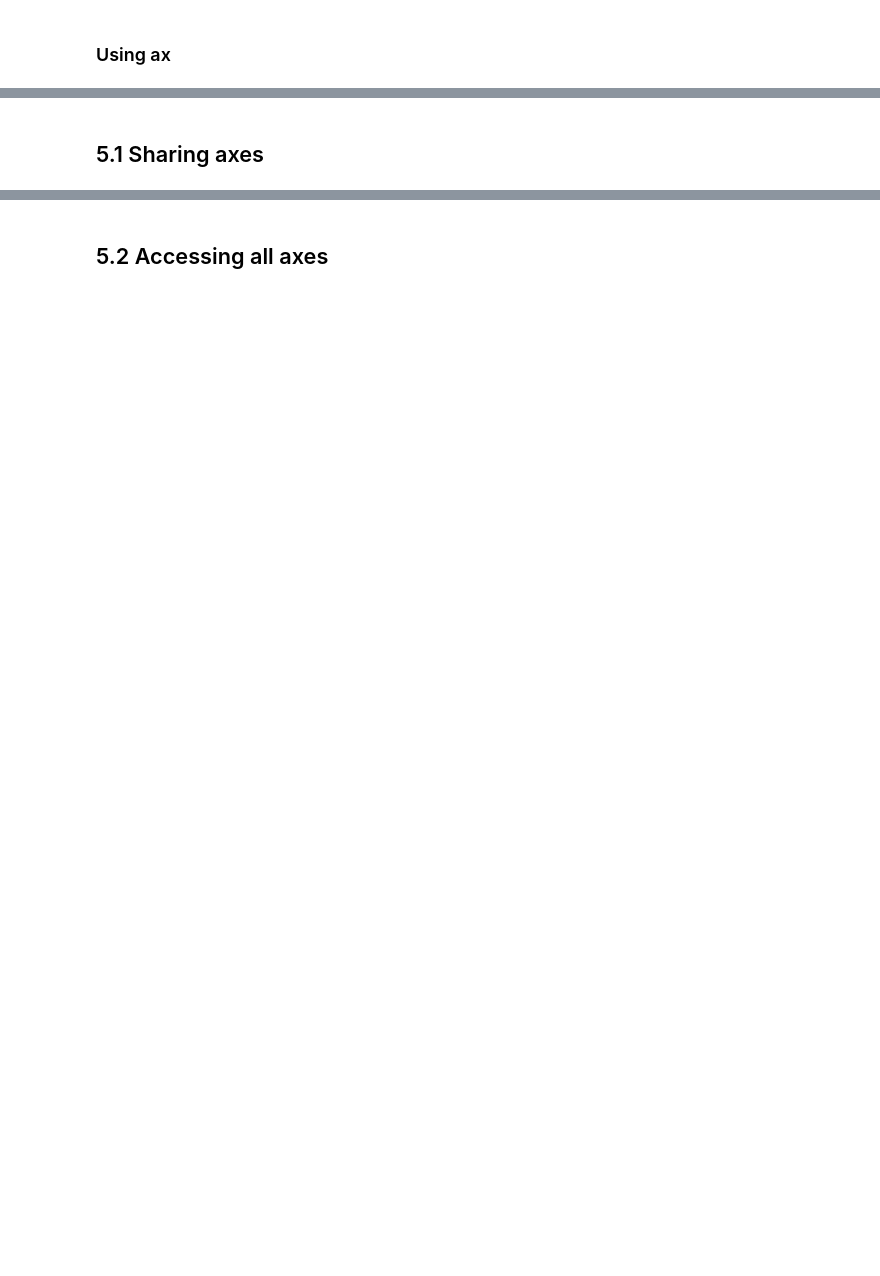
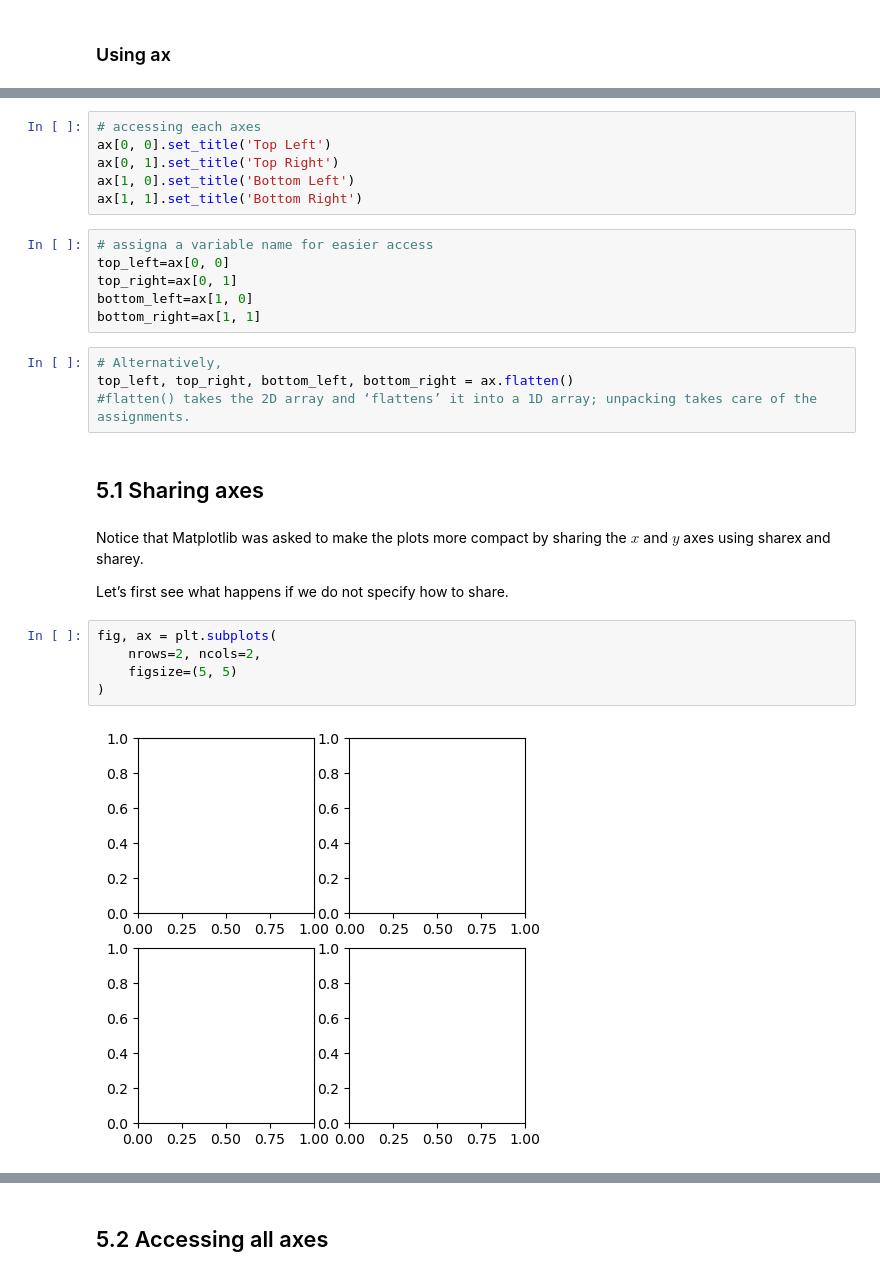
Before and after one commit to SPS-SP2273/learning-portfolio-Eee-bee, a Jupyter notebook: 7.1_plotting/plotting_(good).ipynb, the cells around one changed output, grey strips where cells are left out. Drawn from its saved outputs; the diff is of its cells as text; blank space fills up the shorter version.

```diff
--- a/7.1_plotting/plotting_(good).ipynb
+++ b/7.1_plotting/plotting_(good).ipynb
@@ -141,2 +180,29 @@ fig.tight_layout()
+# %%
+# accessing each axes
+ax[0, 0].set_title('Top Left')
+ax[0, 1].set_title('Top Right')
+ax[1, 0].set_title('Bottom Left')
+ax[1, 1].set_title('Bottom Right')
+# %%
+# assigna a variable name for easier access
+top_left=ax[0, 0]
+top_right=ax[0, 1]
+bottom_left=ax[1, 0]
+bottom_right=ax[1, 1]
+# %%
+# Alternatively,
+top_left, top_right, bottom_left, bottom_right = ax.flatten()
+#flatten() takes the 2D array and ‘flattens’ it into a 1D array; unpacking takes care of the assignments.
 # %% [markdown]
 ## 5.1 Sharing axes
+# %% [markdown]
+Notice that Matplotlib was asked to make the plots more compact by sharing the $x$ and $y$ axes using sharex and sharey.
+
+Let’s first see what happens if we do not specify how to share.
+# %%
+fig, ax = plt.subplots(
+    nrows=2, ncols=2,
+    figsize=(5, 5)
+)
+# %% [output]
+[figure, added]
```
Also changed, not shown: parts of 25 cells of this notebook.
